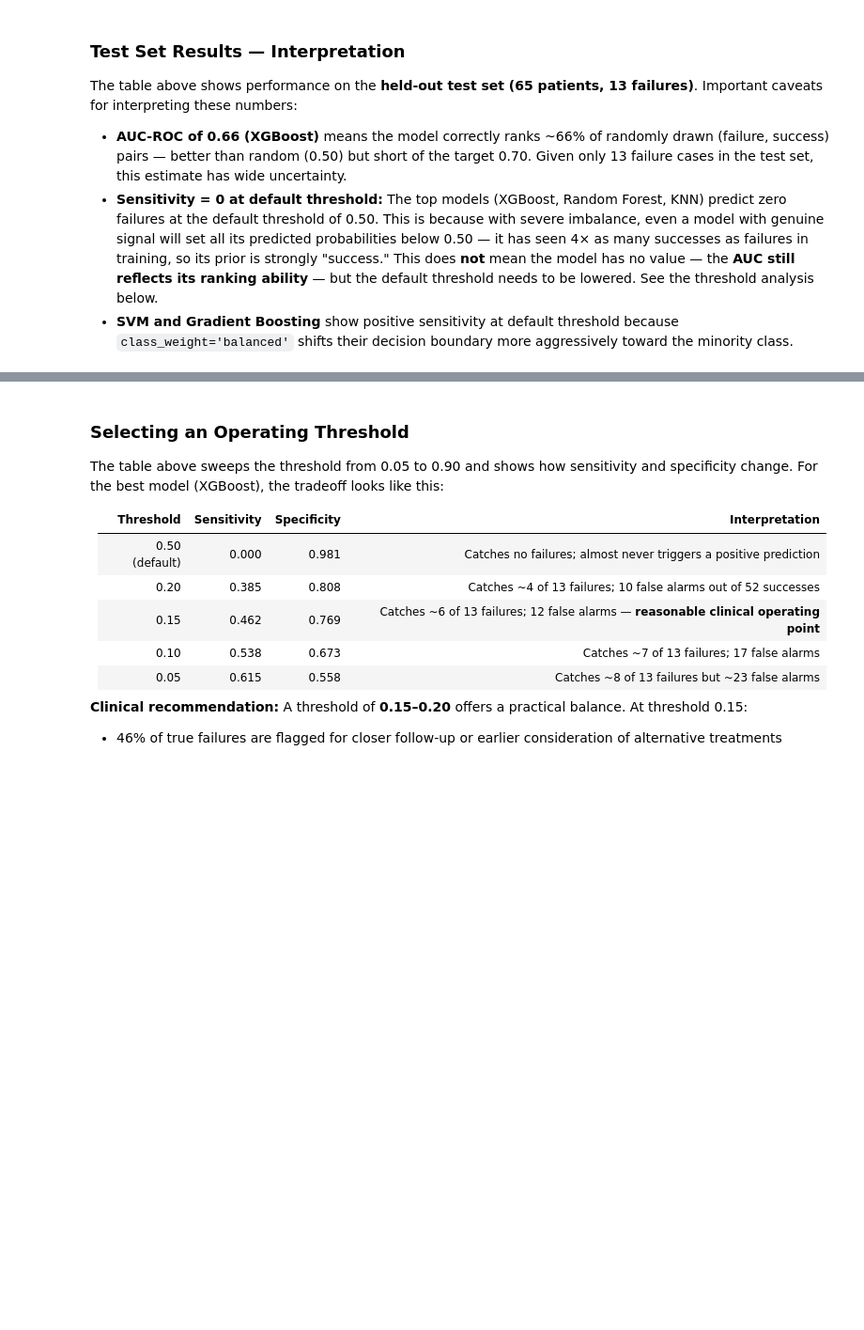
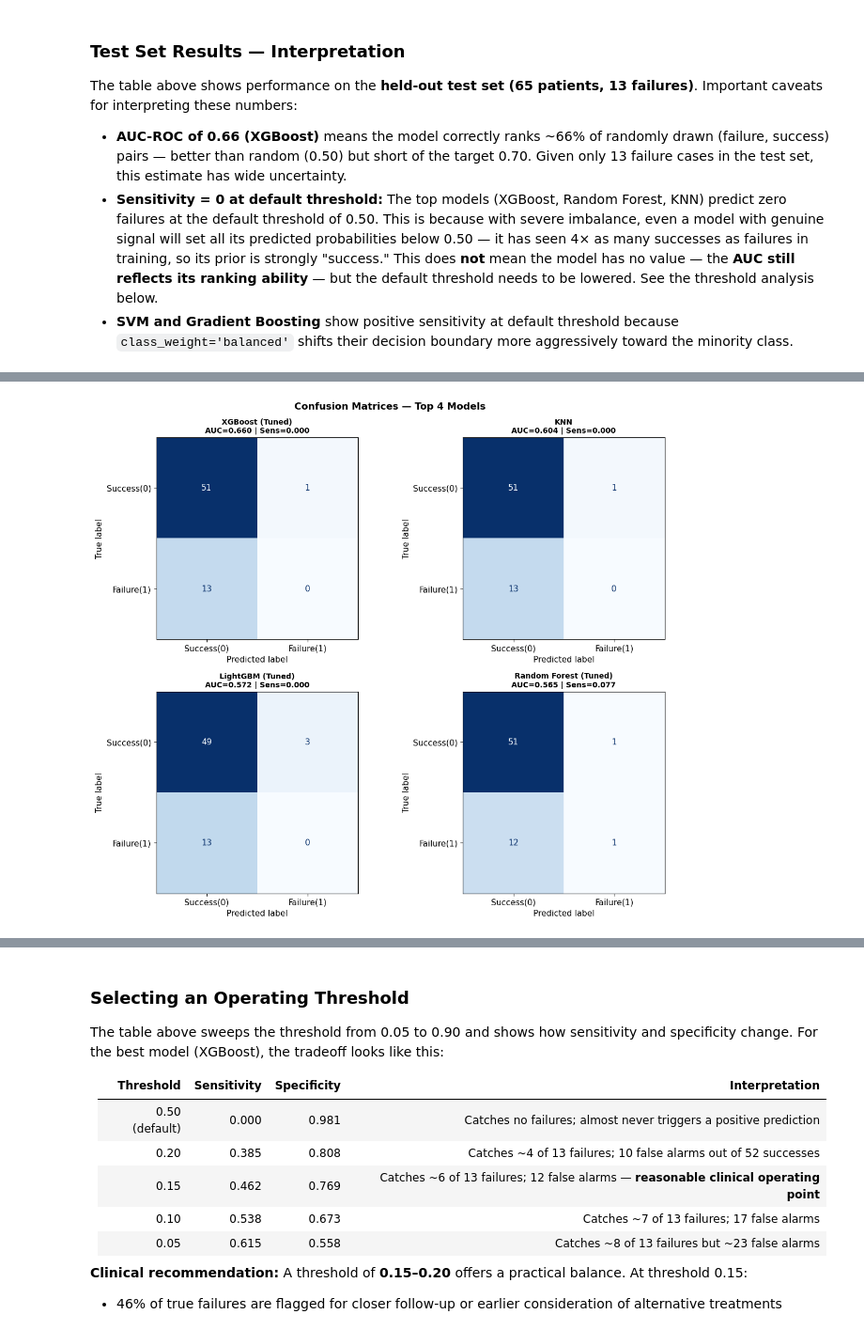
Before and after one commit to iherath/TN-MVD-outcomes, a Jupyter notebook: TN_MVD_Analysis.ipynb, the cells around one changed output, grey strips where cells are left out. Shown at 94% size. Drawn from its saved outputs; the diff is of its cells as text; code cells hidden in the pictures; blank space fills up the shorter version.

```diff
--- a/TN_MVD_Analysis.ipynb
+++ b/TN_MVD_Analysis.ipynb
@@ -831,21 +984,23 @@ plt.show()
 # %%
 # ── Confusion matrices for top 4 models ──
-top_4 = results_df.index[1:5]  # skip Dummy
+top_4 = results_df[results_df.index != 'Dummy (Majority)'].index[:4]  # skip Dummy, take top 4 by AUC
 fig, axes = plt.subplots(2, 2, figsize=(12, 10))
 axes = axes.flatten()
 
 for i, name in enumerate(top_4):
     cm = confusion_matrix(y_test, test_results[name]['y_pred'])
     disp = ConfusionMatrixDisplay(confusion_matrix=cm, display_labels=['Success(0)', 'Failure(1)'])
     disp.plot(ax=axes[i], colorbar=False, cmap='Blues')
     axes[i].set_title(f'{name}\nAUC={test_results[name]["AUC-ROC"]:.3f} | '
                        f'Sens={test_results[name]["Sensitivity"]:.3f}',
                        fontweight='bold', fontsize=10)
 
 plt.suptitle('Confusion Matrices — Top 4 Models', fontsize=13, fontweight='bold')
 plt.tight_layout()
 plt.savefig('confusion_matrices.png', dpi=100, bbox_inches='tight')
 plt.show()
+# %% [output]
+[figure, added]
 # %%
 # ── Calibration curves ──
 fig, ax = plt.subplots(figsize=(8, 7))
```
Also changed, not shown: parts of 33 cells of this notebook, 2 other files.
